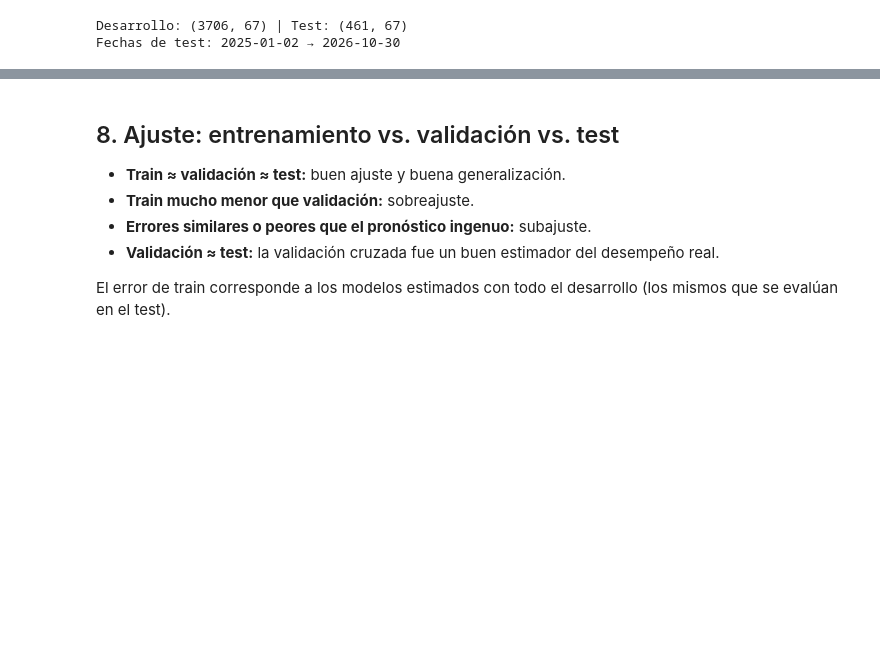
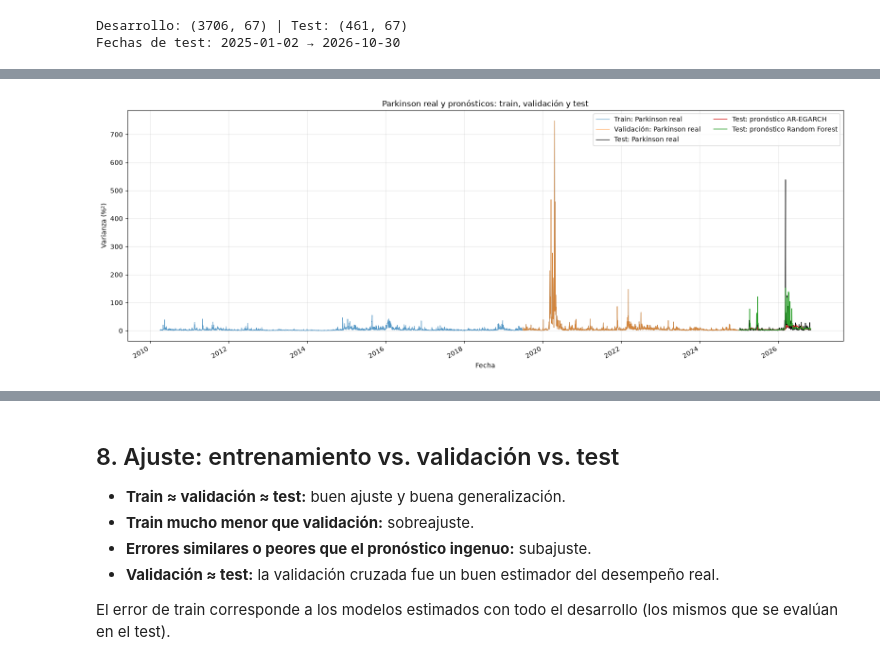
Before and after one commit to darlamai/proyecto_final_ml_wti, a Jupyter notebook: notebooks/07.comparison_model.ipynb, the cells around one changed output, grey strips where cells are left out. Drawn from its saved outputs; the diff is of its cells as text; code cells hidden in the pictures; blank space fills up the shorter version.

```diff
--- a/notebooks/07.comparison_model.ipynb
+++ b/notebooks/07.comparison_model.ipynb
@@ -577,0 +855,67 @@ plt.tight_layout(); plt.savefig(FIG_DIR / "07_test_final.png", dpi=150); plt.sho
+# %%
+# Parkinson observado en train/desarrollo
+train_y = y_dev.dropna().sort_index()
+
+# Parkinson observado en validación: una observación por fecha
+val_y = (
+    pron[["y"]]
+    .reset_index()
+    .drop_duplicates(subset="Date")
+    .set_index("Date")["y"]
+    .sort_index()
+)
+
+fig, ax = plt.subplots(figsize=(16, 6))
+
+ax.plot(
+    train_y.index,
+    train_y,
+    color="tab:blue",
+    linewidth=0.8,
+    alpha=0.75,
+    label="Train: Parkinson real",
+)
+
+ax.plot(
+    val_y.index,
+    val_y,
+    color="tab:orange",
+    linewidth=0.8,
+    alpha=0.75,
+    label="Validación: Parkinson real",
+)
+
+ax.plot(
+    test.index,
+    test["y"],
+    color="black",
+    linewidth=0.9,
+    label="Test: Parkinson real",
+)
+
+ax.plot(
+    test.index,
+    test["h_egarch"],
+    color="tab:red",
+    linewidth=1.1,
+    label="Test: pronóstico AR-EGARCH",
+)
+
+ax.plot(
+    test.index,
+    test["h_rf"],
+    color="tab:green",
+    linewidth=1.1,
+    label="Test: pronóstico Random Forest",
+)
+
+ax.set_title("Parkinson real y pronósticos: train, validación y test")
+ax.set_xlabel("Fecha")
+ax.set_ylabel("Varianza (%²)")
+ax.legend(ncol=2)
+ax.grid(True, alpha=0.3)
+fig.autofmt_xdate()
+plt.tight_layout()
+plt.show()
+# %% [output]
+[figure, added]
```
Also changed, not shown: parts of 54 cells of this notebook, 34 other files.
